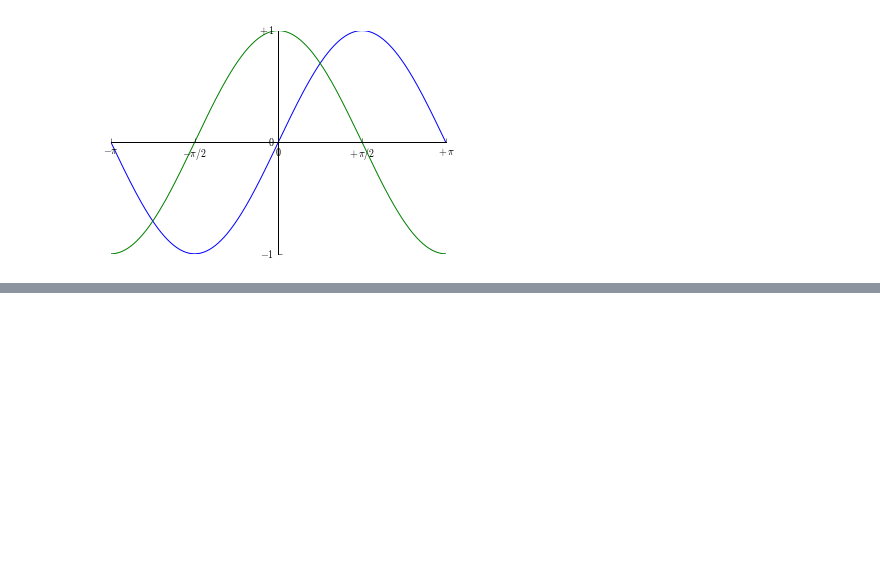
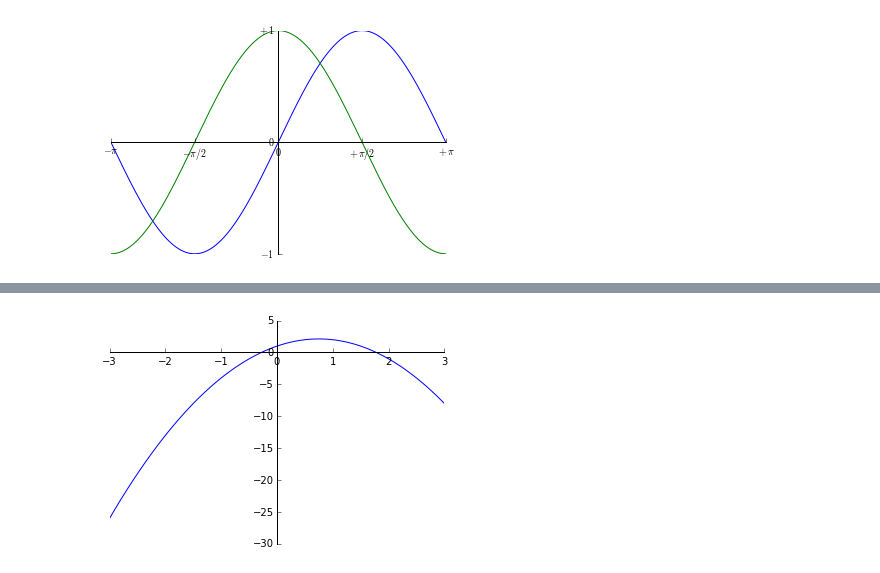
Before and after one commit to joomladigger/quant-calculus, a Jupyter notebook: Functions adn Models.ipynb, the cells around one changed output, grey strips where cells are left out. Saved outputs shown, nothing was run; the diff lists cells and outputs as text; code cells hidden in the pictures; blank space fills up the shorter version.

```diff
--- a/Functions adn Models.ipynb
+++ b/Functions adn Models.ipynb
@@ -77,0 +101,8 @@ plot_xy(x,y1)
+# %%
+def f(x):
+    return -2*x**2 + 3*x + 1
+x = linspace(-3,3,100)
+y = f(x)
+plot_xy(x,y)
+# %% [output]
+[figure, added]
```
Also changed, not shown: parts of 12 cells of this notebook.
